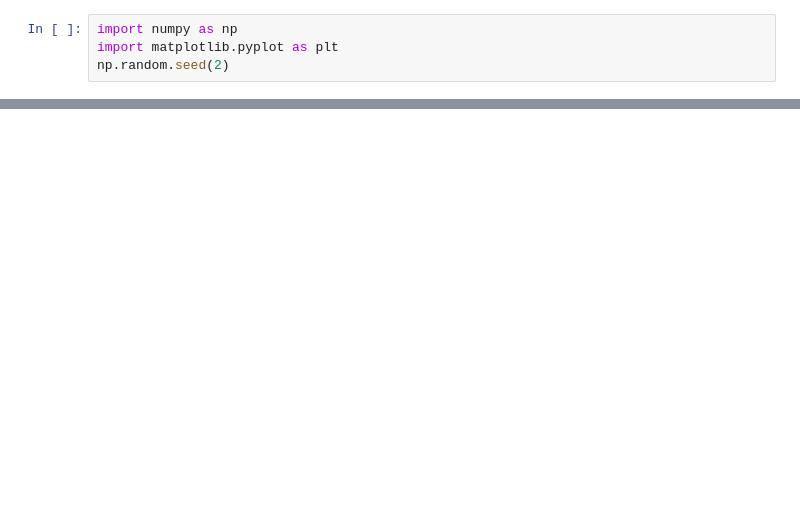
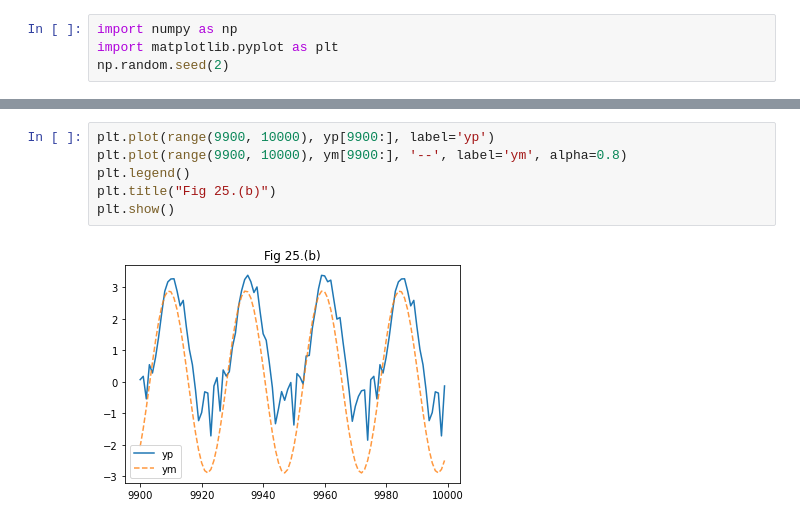
Before and after one commit to funihang/CSCE790_Exam, a Jupyter notebook: B_Q3.ipynb, the cells around one changed output, grey strips where cells are left out. Cells and saved outputs as stored; diff of their text form; blank space fills up the shorter version.

```diff
--- a/B_Q3.ipynb
+++ b/B_Q3.ipynb
@@ -83,0 +141,8 @@ plt.show()
+# %%
+plt.plot(range(9900, 10000), yp[9900:], label='yp')
+plt.plot(range(9900, 10000), ym[9900:], '--', label='ym', alpha=0.8)
+plt.legend()
+plt.title("Fig 25.(b)")
+plt.show()
+# %% [output]
+[figure, added]
```
Also changed, not shown: parts of 9 cells of this notebook.
